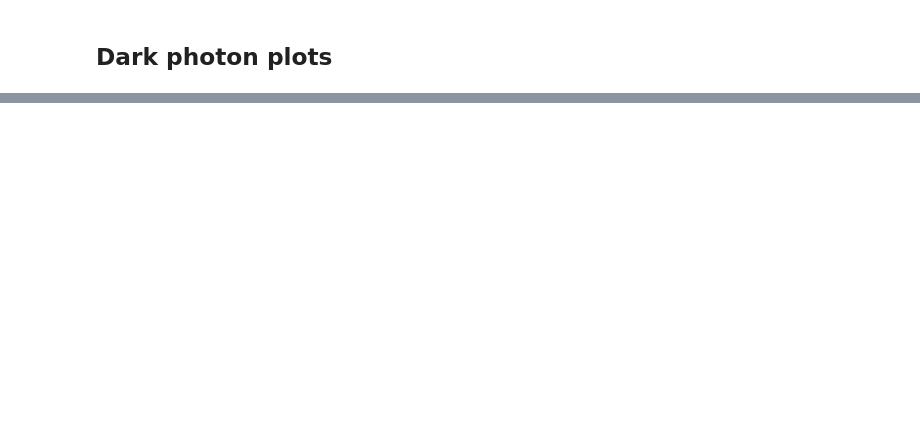
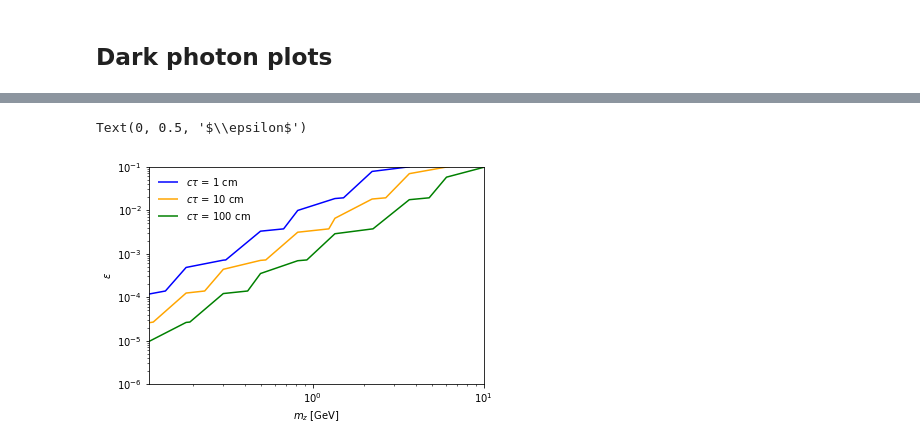
Before and after one commit to mhostert/dark-neutrinos-at-T2K, a Jupyter notebook: exp_analysis/6_heavy_nonminimal_visualisation.ipynb, the cells around one changed output, grey strips where cells are left out. Drawn from its saved outputs; the diff is of its cells as text; code cells hidden in the pictures; blank space fills up the shorter version.

```diff
--- a/exp_analysis/6_heavy_nonminimal_visualisation.ipynb
+++ b/exp_analysis/6_heavy_nonminimal_visualisation.ipynb
@@ -88,11 +92,12 @@ Text(0, 0.5, '$|U_{{\\mu 4}}|^2$')
 ## Dark photon plots
 # %%
 # setting
-mz = np.geomspace(0.11, my_exp_analysis.mz_limits[1], 10)
-epsilon = np.geomspace(1e-6, 1e-1, 8)
+mz = np.geomspace(0.11, my_exp_analysis.mz_limits[1], 25)
+epsilon = np.geomspace(1e-6, 1e-1, 25)
 mz, epsilon = np.meshgrid(mz, epsilon)
 
-dark_photons_Ud4_2_s = [1, 1e-2, 1e-4, 2.2e-7]
+# dark_photons_Ud4_2_s = [1, 1e-2, 1e-4, 2.2e-7]
+dark_photons_Ud4_2_s = [1]
 # %%
 # calculation
 dark_photons_constraints = {}
@@ -115,12 +123,15 @@ plt.ylabel(r'$\epsilon$')
 # %%
 # plot
 lifetimes = [1, 10, 100]
 colors = ['blue', 'orange', 'green']
-contour = plt.contour(mz, epsilon, out[0.1][3], levels=lifetimes, colors=colors)
+contour = plt.contour(mz, epsilon, dark_photons_constraints[1][3], levels=lifetimes, colors=colors)
 plt.legend(contour.legend_elements()[0],
            [f'$c \\tau$ = {lifetime} cm' for lifetime in lifetimes],
            frameon=False,
            loc='upper left')
 plt.loglog()
 plt.xlabel(r'$m_z$ [GeV]')
 plt.ylabel(r'$\epsilon$')
+# %% [output]
+Text(0, 0.5, '$\\epsilon$')
+[figure, added]
```
Also changed, not shown: parts of 7 cells of this notebook, 4 other files.
